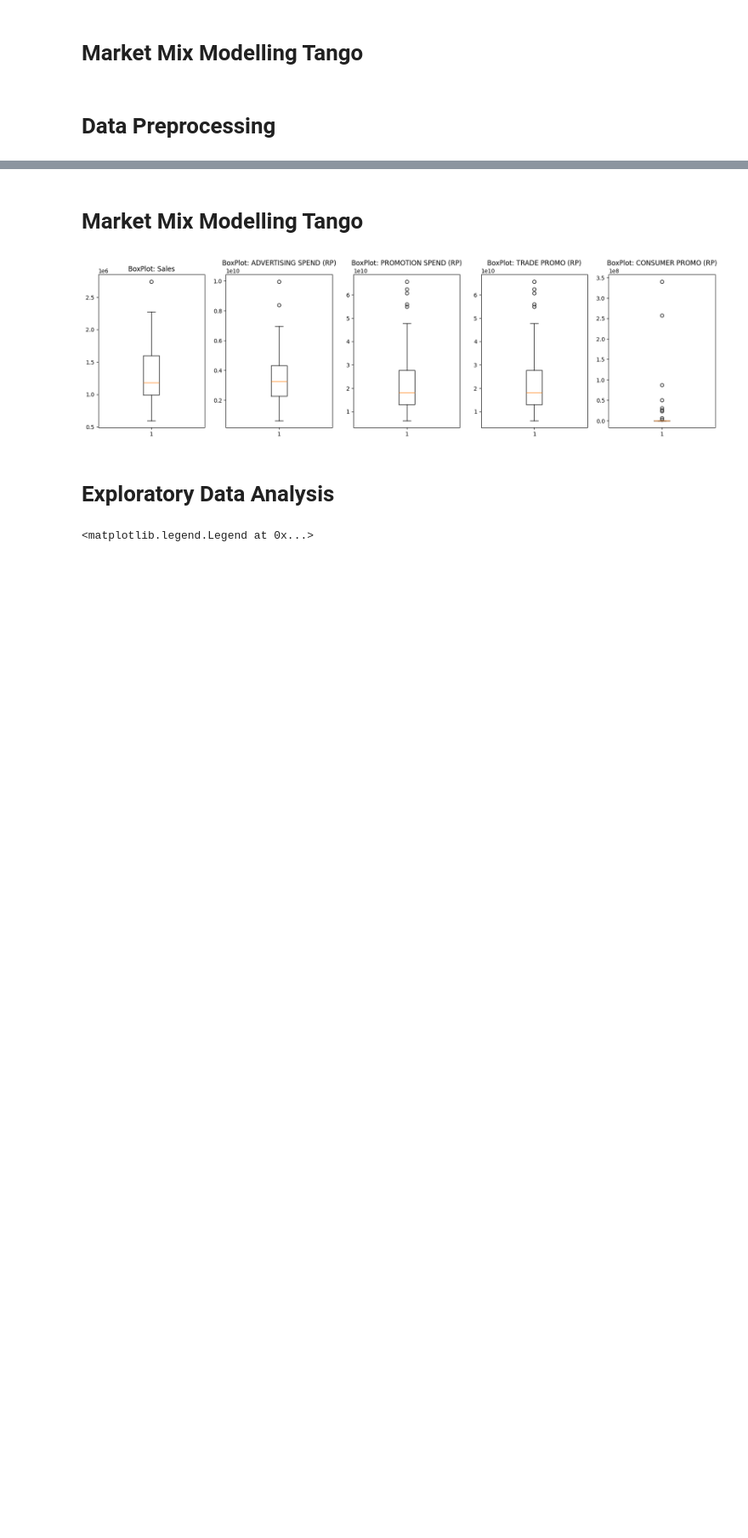
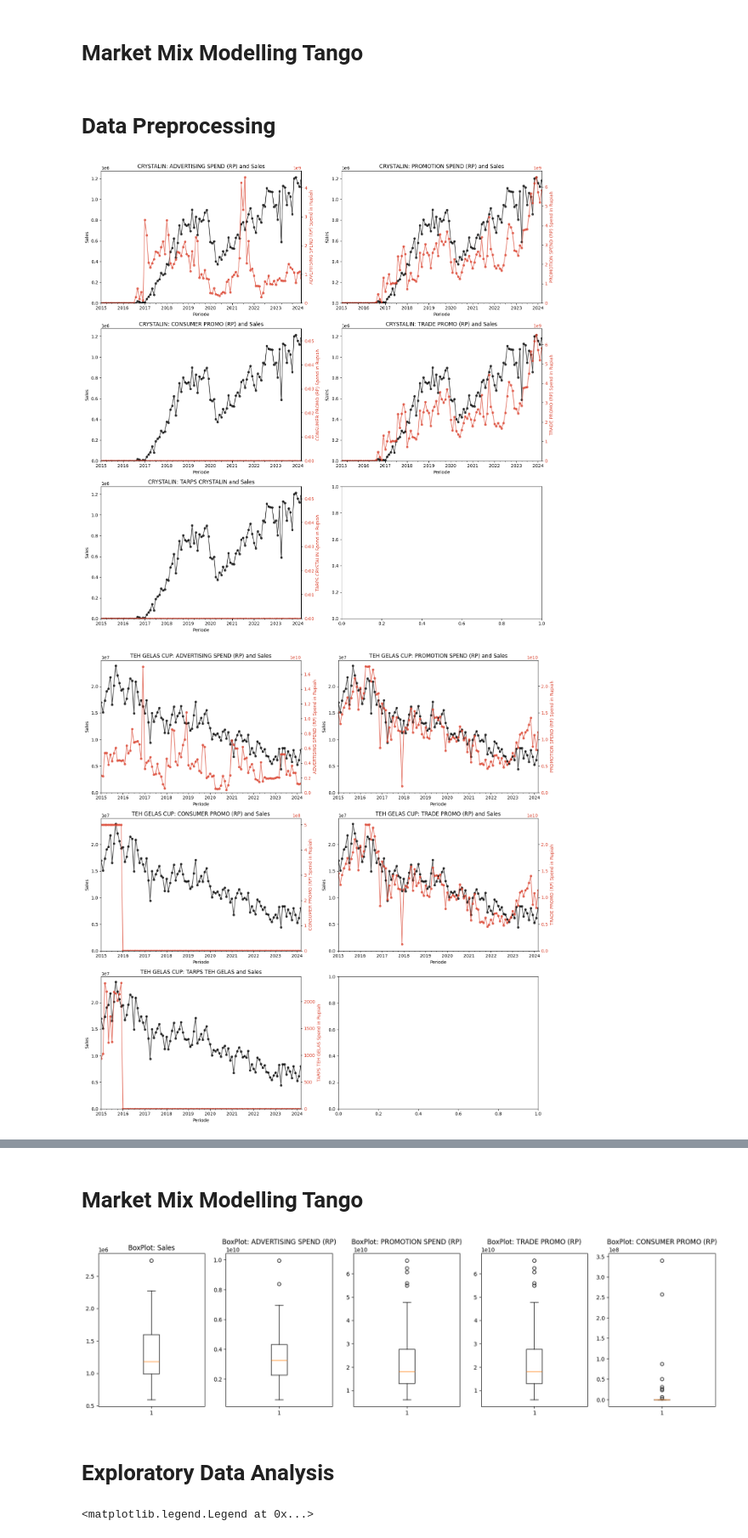
Before and after one commit to marcellinus-witarsah/revenue-forecasting, a Jupyter notebook: notebooks/20240724-market-mix-modelling.ipynb, the cells around one changed output, grey strips where cells are left out. Shown at 85% size. Cells and saved outputs as stored; diff of their text form; code cells hidden in the pictures; blank space fills up the shorter version.

```diff
--- a/notebooks/20240724-market-mix-modelling.ipynb
+++ b/notebooks/20240724-market-mix-modelling.ipynb
@@ -86,3 +88,74 @@ def get_data_by_kp(kp, omset_columns, aa_graph_columns):
     df_with_exog = df_with_exog.pivot(index=['KP', 'Periode', 'Sales'], columns='Dimensi', values='Value').fillna(0).reset_index()
     df_with_exog = df_with_exog.rename_axis(None, axis=1)
     return df_with_exog
+# %%
+import matplotlib.pyplot as plt
+
+def dual_y_axis_plot(data1, data2, kp, external_feature, target, ax):
+    # Plot the first set of data
+    color = 'black'
+    data1['df'].plot(x=data1['x'], y=data1['y'], color=color, alpha=0.7, title="{}: {} and {}".format(kp, external_feature, target), ax=ax)
+    data1['df'].plot(kind='scatter', x=data1['x'], y=data1['y'], color=color, alpha=0.7, title="{}: {} and {}".format(kp, external_feature, target), legend=False, ax=ax)
+
+    # Customize the first y-axis
+    ax.set_xlabel(data1['xlabel'])
+    ax.set_ylabel(data1['ylabel'], color=color)
+    ax.tick_params(axis='y', labelcolor=color)
+    ax.get_legend().remove()
+    ax.set_ylim(0)
+
+    # Create a second y-axis that shares the same x-axis
+    ax_twin = ax.twinx()
+
+    # Plot the second set of data
+    color = '#db412d'
+    data2['df'].plot(x=data2['x'], y=data2['y'], color=color, alpha=0.7, ax=ax_twin)
+    data2['df'].plot(kind='scatter', x=data2['x'], y=data2['y'], color=color, alpha=0.7, legend=False, ax=ax_twin)
+
+    # Customize the second y-axis
+    ax_twin.set_ylabel(data2['ylabel'], color=color)
+    ax_twin.tick_params(axis='y', labelcolor=color)
+    ax_twin.get_legend().remove()
+    ax_twin.set_ylim(0)
+
+import matplotlib.pyplot as plt
+from itertools import product
+
+
+# sg_formula_df = sg_formula_df[['Periode', 'KP', 'Sales', 'ADVERTISING SPEND (RP)', 'PROMOTION SPEND (RP)', 'CONSUMER PROMO (RP)', 'TRADE PROMO (RP)', 'TARPS FORMULA']]
+
+kp_and_external_features = {
+    "CRYSTALIN": ['ADVERTISING SPEND (RP)', 'PROMOTION SPEND (RP)', 'CONSUMER PROMO (RP)', 'TRADE PROMO (RP)', 'TARPS CRYSTALIN'],
+    "TEH GELAS CUP": ['ADVERTISING SPEND (RP)', 'PROMOTION SPEND (RP)', 'CONSUMER PROMO (RP)', 'TRADE PROMO (RP)', 'TARPS TEH GELAS'],
+    "KIRANTI": ['ADVERTISING SPEND (RP)', 'PROMOTION SPEND (RP)', 'CONSUMER PROMO (RP)', 'TRADE PROMO (RP)', 'TARPS KIRANTI'],
+    "SG FORMULA": ['ADVERTISING SPEND (RP)', 'PROMOTION SPEND (RP)', 'CONSUMER PROMO (RP)', 'TRADE PROMO (RP)', 'TARPS FORMULA'],
+    "TANGO WAFER": ['ADVERTISING SPEND (RP)', 'PROMOTION SPEND (RP)', 'CONSUMER PROMO (RP)', 'TRADE PROMO (RP)']
+}
+target = 'Sales'
+for kp, external_features in kp_and_external_features.items():
+    nrows = int(np.ceil(len(external_features) / 2))
+    fig, ax = plt.subplots(nrows, 2, figsize=(15, nrows*5))
+    for external_feature, (i, j) in zip(external_features, product(range(nrows), range(2))):
+        data1 = {
+            'df': preprocessed_omset_df[preprocessed_omset_df['KP']==kp],
+            'x': 'Periode',
+            'y': 'Sales',
+            'xlabel': 'Periode',
+            'ylabel': target
+        }
+
+        data2 = {
+            'df': preprocessed_aa_graph_df[
+                (preprocessed_aa_graph_df['KP']==kp)
+                & (preprocessed_aa_graph_df['Dimensi']==external_feature)
+            ],
+            'x': 'Periode',
+            'y': 'Value',
+            'ylabel': '{} Spend in Rupiah'.format(external_feature)
+        }
+        dual_y_axis_plot(data1, data2, kp, external_feature, target, ax=ax[i, j])
+    plt.tight_layout()
+    plt.show()
+# %% [output]
+[figure, added]
+[figure, added]
```
Also changed, not shown: parts of 20 cells of this notebook.
